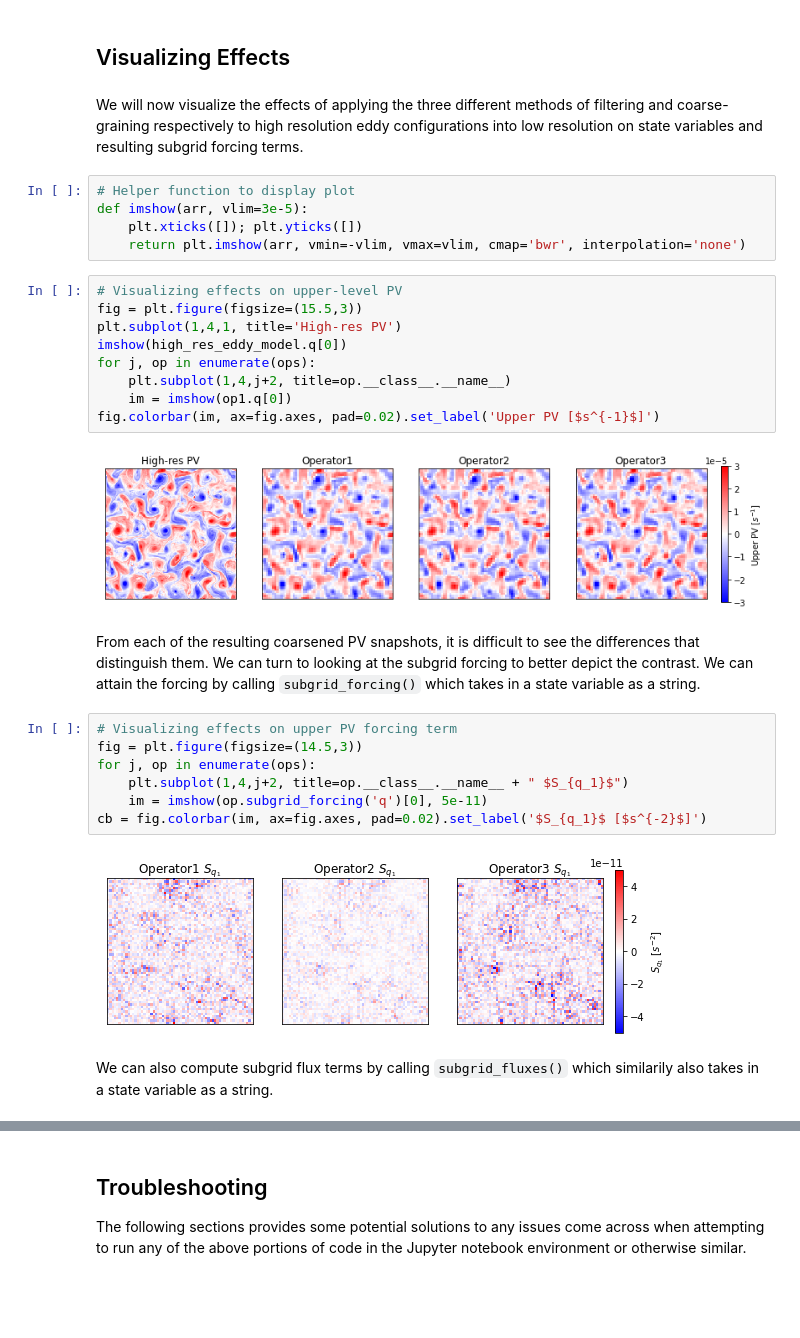
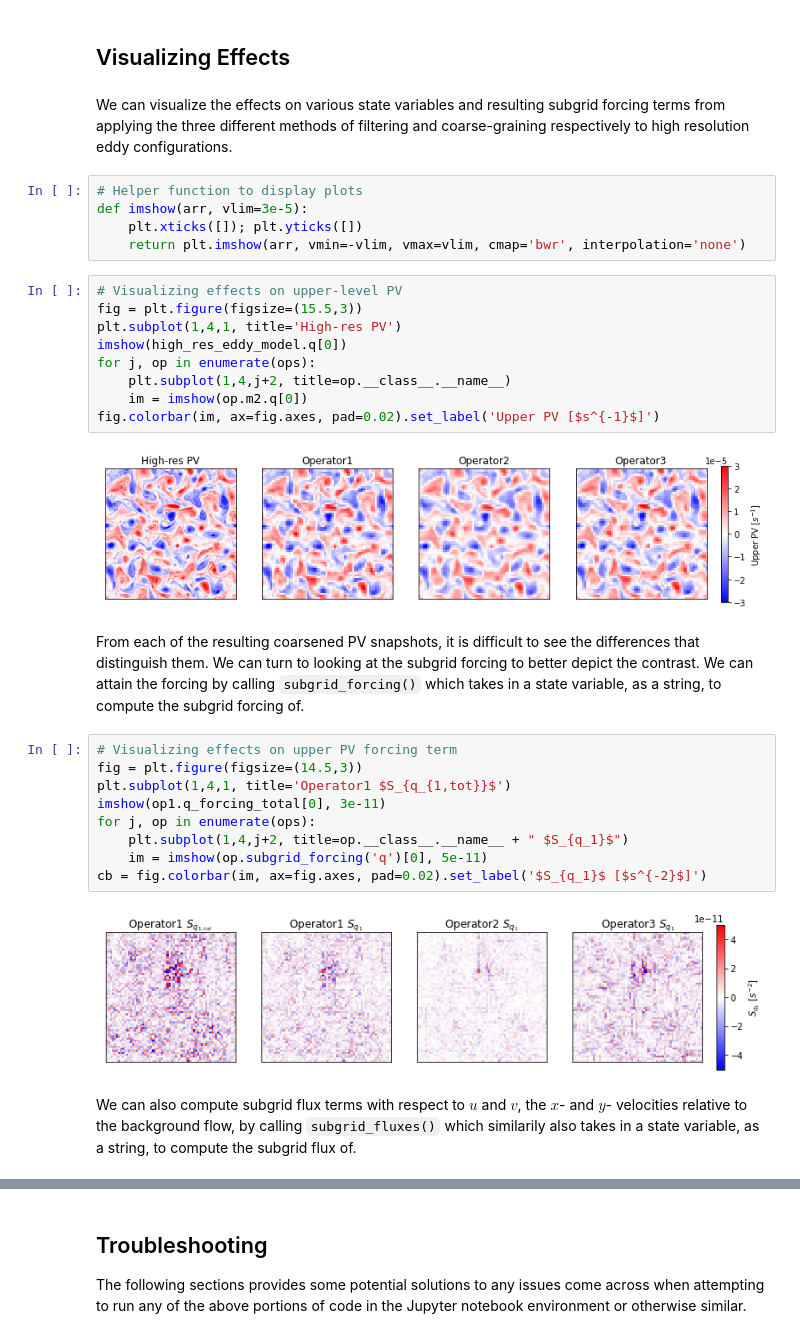
Before and after one commit to m2lines/MLwithQG, a Jupyter notebook: notebooks/Applying Filtering and Coarse-Graining to Generate Low Resolution Datasets.ipynb, the cells around one changed output, grey strips where cells are left out. Cells and saved outputs as stored; diff of their text form; blank space fills up the shorter version.

```diff
--- a/notebooks/Applying Filtering and Coarse-Graining to Generate Low Resolution Datasets.ipynb
+++ b/notebooks/Applying Filtering and Coarse-Graining to Generate Low Resolution Datasets.ipynb
@@ -70,9 +101,9 @@ jet/
 # %% [markdown]
 ## Visualizing Effects
 # %% [markdown]
-We will now visualize the effects of applying the three different methods of filtering and coarse-graining respectively to high resolution eddy configurations into low resolution on state variables and resulting subgrid forcing terms.
+We can visualize the effects on various state variables and resulting subgrid forcing terms from applying the three different methods of filtering and coarse-graining respectively to high resolution eddy configurations.
 # %%
-# Helper function to display plot
+# Helper function to display plots
 def imshow(arr, vlim=3e-5):
     plt.xticks([]); plt.yticks([])
     return plt.imshow(arr, vmin=-vlim, vmax=vlim, cmap='bwr', interpolation='none')
@@ -83,20 +114,22 @@ plt.subplot(1,4,1, title='High-res PV')
 imshow(high_res_eddy_model.q[0])
 for j, op in enumerate(ops):
     plt.subplot(1,4,j+2, title=op.__class__.__name__)
-    im = imshow(op1.q[0])
+    im = imshow(op.m2.q[0])
 fig.colorbar(im, ax=fig.axes, pad=0.02).set_label('Upper PV [$s^{-1}$]')
 # %% [output]
-[figure, old version]
+[figure, new version]
 # %% [markdown]
-From each of the resulting coarsened PV snapshots, it is difficult to see the differences that distinguish them. We can turn to looking at the subgrid forcing to better depict the contrast. We can attain the forcing by calling `subgrid_forcing()` which takes in a state variable as a string.
+From each of the resulting coarsened PV snapshots, it is difficult to see the differences that distinguish them. We can turn to looking at the subgrid forcing to better depict the contrast. We can attain the forcing by calling `subgrid_forcing()` which takes in a state variable, as a string, to compute the subgrid forcing of.
 # %%
 # Visualizing effects on upper PV forcing term
 fig = plt.figure(figsize=(14.5,3))
+plt.subplot(1,4,1, title='Operator1 $S_{q_{1,tot}}$')
+imshow(op1.q_forcing_total[0], 3e-11)
 for j, op in enumerate(ops):
     plt.subplot(1,4,j+2, title=op.__class__.__name__ + " $S_{q_1}$")
     im = imshow(op.subgrid_forcing('q')[0], 5e-11)
 cb = fig.colorbar(im, ax=fig.axes, pad=0.02).set_label('$S_{q_1}$ [$s^{-2}$]')
 # %% [output]
-[figure, old version]
+[figure, new version]
 # %% [markdown]
-We can also compute subgrid flux terms by calling `subgrid_fluxes()` which similarily also takes in a state variable as a string.
+We can also compute subgrid flux terms with respect to $u$ and $v$, the $x$- and $y$- velocities relative to the background flow, by calling `subgrid_fluxes()` which similarily also takes in a state variable, as a string, to compute the subgrid flux of.
```
Also changed, not shown: parts of 10 cells of this notebook, 1 other file.
